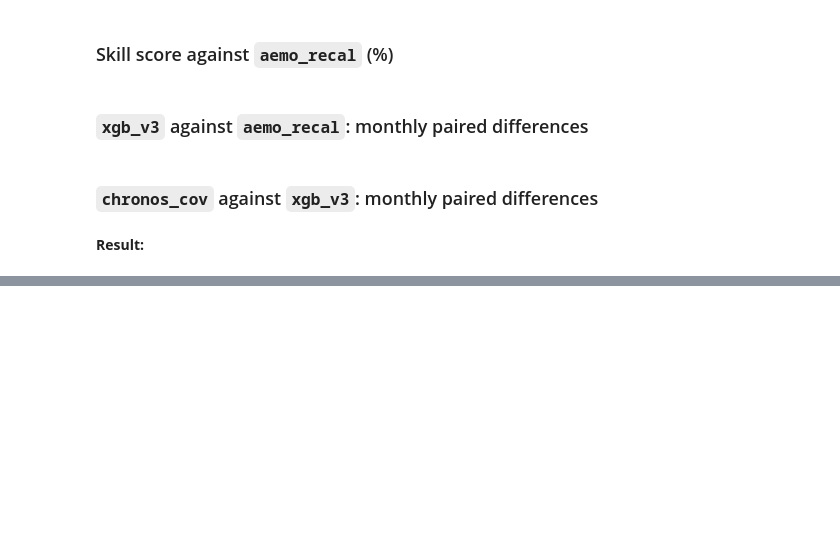
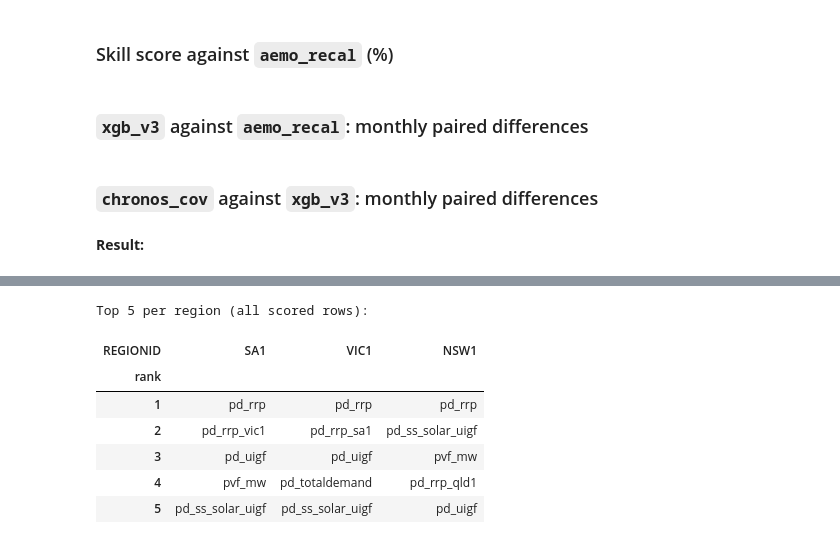
Before and after one commit to enjimenez/nem-negative-prices, a Jupyter notebook: notebooks/05-ej-final-model-report.ipynb, the cells around one changed output, grey strips where cells are left out. Drawn from its saved outputs; the diff is of its cells as text; code cells hidden in the pictures; blank space fills up the shorter version.

```diff
--- a/notebooks/05-ej-final-model-report.ipynb
+++ b/notebooks/05-ej-final-model-report.ipynb
@@ -229,0 +364,48 @@ display(paired(by_season, "season", "chronos_cov", "xgb_v3"))
+# %%
+sh = shap_df[shap_df["scored"]].copy()
+hour = feat.set_index(["REGIONID", "HH_END"])["local_hour"]  # clock hour (also a feature)
+sh["block"] = hour_block(hour.reindex(pd.MultiIndex.from_frame(sh[["REGIONID", "HH_END"]]))
+                         .reset_index(drop=True)).to_numpy()
+sh["season"] = sh["DAY"].dt.month.map(SEASONS)
+counts = sh.groupby("REGIONID").size()
+assert (counts == 52_608).all(), counts  # same scored rows as the metrics table
+
+values = feat.set_index(["REGIONID", "HH_END"])  # feature values, for the colours
+
+
+def explanation(g: pd.DataFrame) -> shap.Explanation:
+    """SHAP values of one group of scored half-hours, with their feature values."""
+    cols = [c for c in xgb_v3.feature_columns(g["REGIONID"].iloc[0])]
+    x = values.loc[pd.MultiIndex.from_frame(g[["REGIONID", "HH_END"]]), cols]
+    return shap.Explanation(values=g[cols].to_numpy(), base_values=g["base_value"].to_numpy(),
+                            data=x.to_numpy(), feature_names=cols)
+
+
+# Mean |SHAP| per feature, all scored rows (the ranking used in every plot)
+TABLE_GROUPS = {"all": None, "block": "block", "season": "season"}
+rows = []
+for region in REGIONS:
+    g = sh[sh["REGIONID"] == region]
+    cols = xgb_v3.feature_columns(region)
+    for kind, by in TABLE_GROUPS.items():
+        for cell, gc in ([("all", g)] if by is None else g.groupby(by)):
+            for f, v in gc[cols].abs().mean().items():
+                rows.append({"REGIONID": region, "group": kind, "cell": cell,
+                             "feature": f, "mean_abs_shap": v, "n": len(gc)})
+mean_abs = pd.DataFrame(rows)
+mean_abs["rank"] = (mean_abs.groupby(["REGIONID", "group", "cell"])["mean_abs_shap"]
+                    .rank(ascending=False, method="first").astype(int))
+mean_abs.sort_values(["REGIONID", "group", "cell", "rank"]).to_csv(
+    BACKTEST_DIR / "shap_mean_abs.csv", index=False)
+print("Top 5 per region (all scored rows):")
+display(mean_abs[(mean_abs["group"] == "all") & (mean_abs["rank"] <= 5)]
+        .pivot(index="rank", columns="REGIONID", values="feature")[REGIONS])
+# %% [output]
+Top 5 per region (all scored rows):
+| REGIONID | SA1 | VIC1 | NSW1 |
+| rank |  |  |  |
+| 1 | pd_rrp | pd_rrp | pd_rrp |
+| 2 | pd_rrp_vic1 | pd_rrp_sa1 | pd_ss_solar_uigf |
+| 3 | pd_uigf | pd_uigf | pvf_mw |
+| 4 | pvf_mw | pd_totaldemand | pd_rrp_qld1 |
+| 5 | pd_ss_solar_uigf | pd_ss_solar_uigf | pd_uigf |
```
Also changed, not shown: parts of 10 cells of this notebook, 8 other files.
